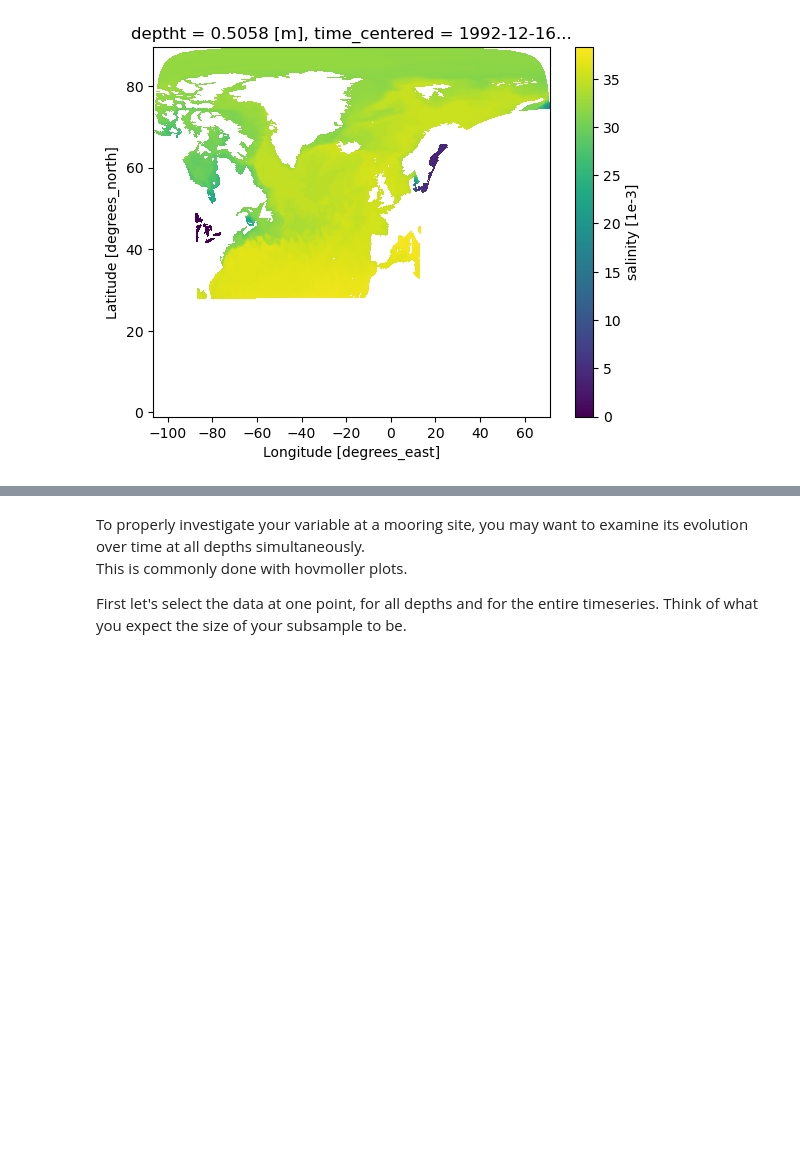
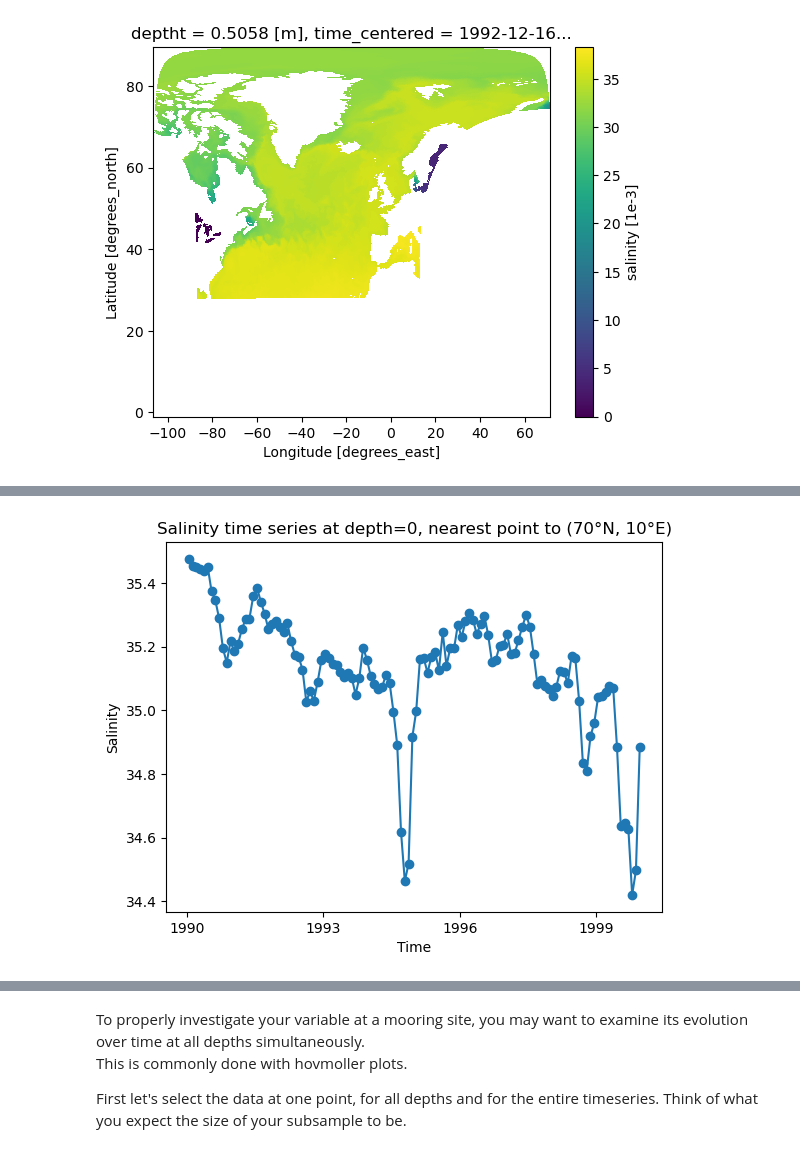
Before and after one commit to NOC-MSM/ARIA_workshop, a Jupyter notebook: Challenges/Challenge2.ipynb, the cells around one changed output, grey strips where cells are left out. Saved outputs shown, nothing was run; the diff lists cells and outputs as text; code cells hidden in the pictures; blank space fills up the shorter version.

```diff
--- a/Challenges/Challenge2.ipynb
+++ b/Challenges/Challenge2.ipynb
@@ -96,5 +189,21 @@ Now at that same location pick one depth and plot the entire time series for you
 Can you see the tipping point now?
 # %%
-# Code to extract time series at one point, random depth
-# +
-# code for plotting the time series.
+# Time series at surface (deptht=0) for the selected grid point (j, i)
+salinity_ts = ds.so.isel(deptht=0, y=j, x=i)   # dims: time_counter
+
+# plot the timeseries from 1990 to 2000
+#import matplotlib.pyplot as plt
+fig, ax = plt.subplots()
+
+# Line + scatter time series
+salinity_ts.plot(ax=ax)
+ax.scatter(salinity_ts["time_counter"].values,
+           salinity_ts.values)
+
+ax.set_title("Salinity time series at depth=0, nearest point to (70°N, 10°E)")
+ax.set_xlabel("Time")
+ax.set_ylabel("Salinity")
+
+plt.show()
+# %% [output]
+[figure, added]
```
Also changed, not shown: parts of 20 cells of this notebook.
